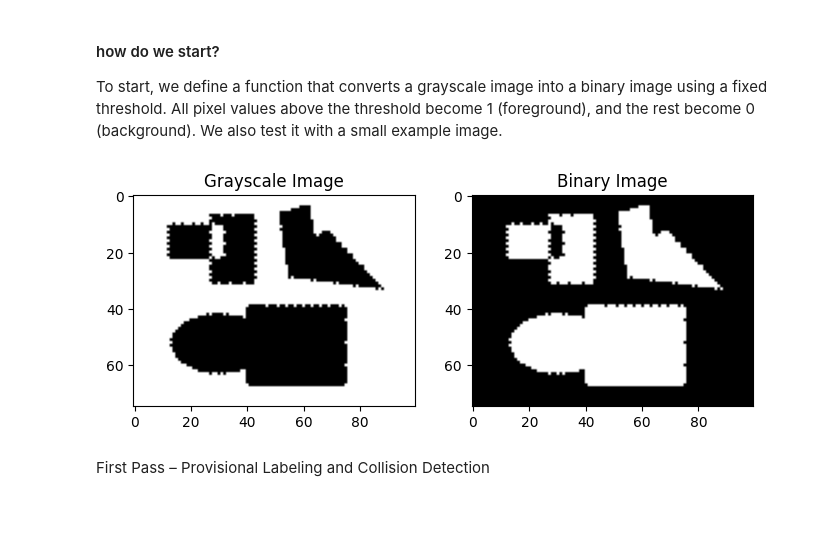
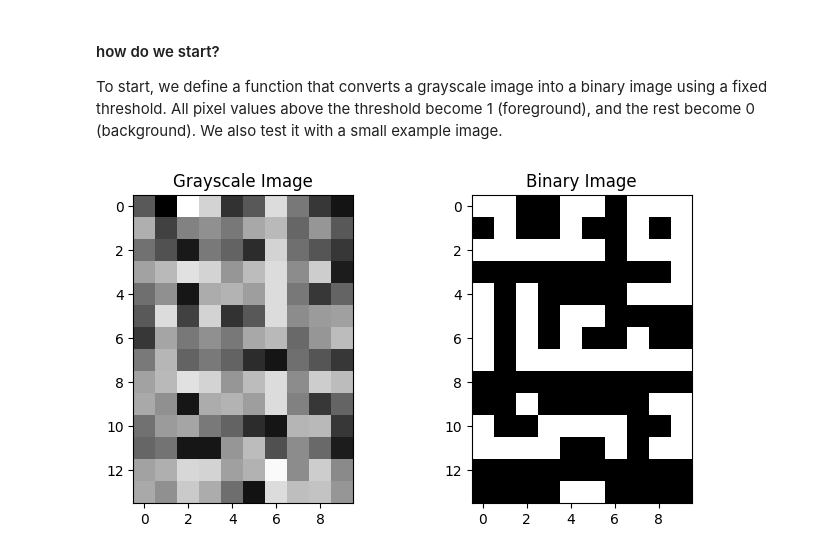
Before and after one commit to AhmedZ41/2DCV-Tasks, a Jupyter notebook: 7.Aufgabe/Aufgabe-7.ipynb, the cells around one changed output. Cells and saved outputs as stored; diff of their text form; code cells hidden in the pictures; blank space fills up the shorter version.

```diff
--- a/7.Aufgabe/Aufgabe-7.ipynb
+++ b/7.Aufgabe/Aufgabe-7.ipynb
@@ -49,8 +66,7 @@ To start, we define a function that converts a grayscale image into a binary ima
 All pixel values above the threshold become 1 (foreground), and the rest become 0 (background).
 We also test it with a small example image.
 # %%
-# Function to convert a grayscale image to binary
-def binarize_image(image: np.ndarray, threshold: int = 128, background: str = "black") -> np.ndarray:
+def binarize_image(image: np.ndarray, threshold: int = 18, background: str = "black") -> np.ndarray:
     """
     Convert a grayscale image to binary format, with customizable background color.
 
@@ -61,38 +77,43 @@ def binarize_image(image: np.ndarray, threshold: int = 128, background: str = "b
 
     Returns:
         np.ndarray: Binary image with foreground = 1, background = 0
     """
     if background == "black":
         return np.where(image >= threshold, 1, 0)
     elif background == "white":
         return np.where(image <= threshold, 1, 0)
     else:
         raise ValueError("background must be 'black' or 'white'")
 
 
 # Example
 test_image = np.array([
     [90, 0, 255, 212, 50, 88, 220, 120, 55, 20],
     [175, 65, 130, 144, 120, 168, 185, 102, 150, 88],
    [114, 82, 25, 121, 99, 44, 211, 111, 85, 55],
    [162, 185, 225, 212, 150, 188, 220, 140, 205, 28],
-   [169, 144, 202, 172, 180, 158, 220, 120, 55, 100]
+   [111, 144, 22, 172, 180, 158, 220, 120, 55, 100],
+    [90, 220, 66, 212, 50, 88, 220, 140, 155, 160],
+    [55, 165, 120, 144, 120, 168, 185, 105, 150, 188],
+   [122, 182, 99, 121, 99, 44, 21, 111, 85, 55],
+   [162, 185, 225, 212, 150, 188, 220, 140, 205, 188],
+   [169, 144, 22, 172, 180, 158, 220, 129, 55, 100],
+       [114, 155, 165, 121, 99, 44, 21, 181, 185, 55],
+   [102, 115, 22, 22, 150, 188, 80, 140, 105, 28],
+    [162, 175, 215, 212, 160, 178, 250, 140, 205, 138],
+   [169, 144, 202, 172, 110, 18, 220, 190, 195, 150]
 ], dtype=np.uint8)
 
-# Apply binarization
-binary_image = binarize_image(image1_np, threshold=128, background="white")
+binary_image = binarize_image(test_image, threshold=128, background="white")
 
-# Display both original and binary images
 plt.figure(figsize=(8, 4))
 plt.subplot(1, 2, 1)
 plt.title("Grayscale Image")
-plt.imshow(image1_np, cmap='gray')
+plt.imshow(test_image, cmap='gray')
 
 plt.subplot(1, 2, 2)
 plt.title("Binary Image")
 plt.imshow(binary_image, cmap='gray')
 plt.show()
 # %% [output]
-[figure, old version]
+[figure, new version]
-# %% [markdown]
-First Pass – Provisional Labeling and Collision Detection
```
Also changed, not shown: parts of 26 cells of this notebook, 4 other files.
